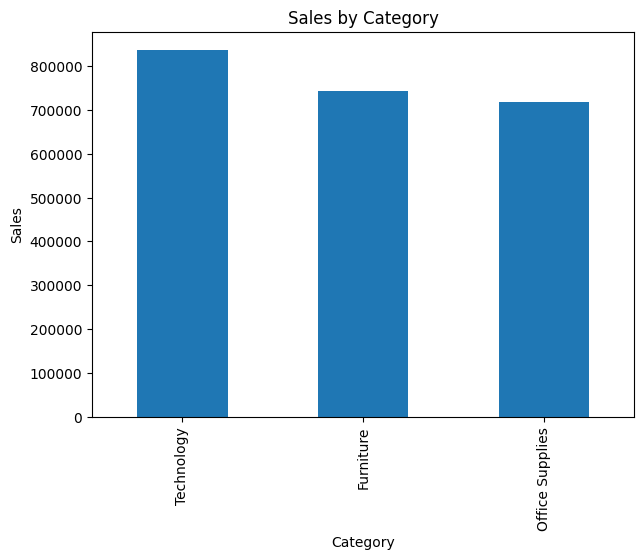
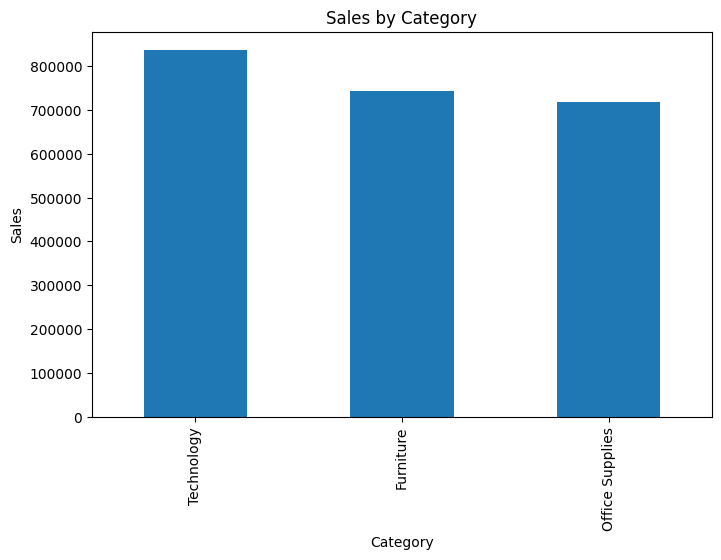
The change to this notebook cell's code, shown as a diff; its figure went from the first image to the second:
--- before
+++ after
@@ -1,5 +1,3 @@
-plt.figure(figsize=(7,5))
-
-category_sales.plot(kind="bar")
+category_sales.plot(kind="bar", figsize=(8,5))
 
 plt.title("Sales by Category")
@@ -7,3 +5,5 @@
 plt.ylabel("Sales")
 
+plt.savefig("images/category_sales.png", dpi=300, bbox_inches="tight")
+
 plt.show()

Commit: Updated README with project visuals